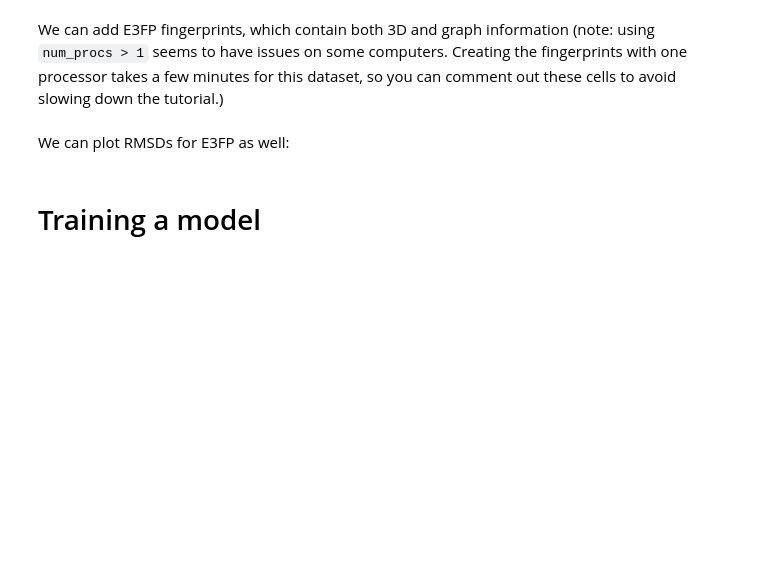
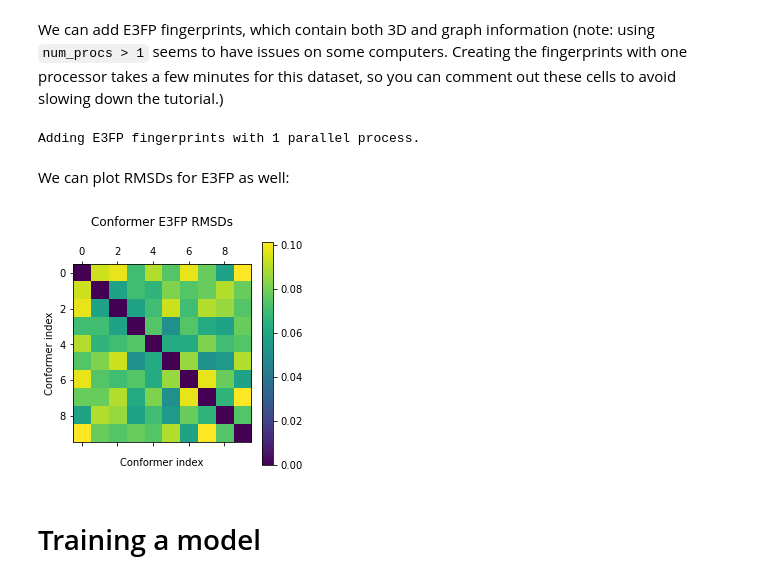
Before and after one commit to learningmatter-mit/NeuralForceField, a Jupyter notebook: tutorials/06_cp3d.ipynb, the cells around one changed output. Saved outputs shown, nothing was run; the diff lists cells and outputs as text; code cells hidden in the pictures; blank space fills up the shorter version.

```diff
--- a/tutorials/06_cp3d.ipynb
+++ b/tutorials/06_cp3d.ipynb
@@ -394,21 +394,25 @@ plt.show()
 # %% [markdown]
 We can add E3FP fingerprints, which contain both 3D and graph information (note: using `num_procs > 1` seems to have issues on some computers. Creating the fingerprints with one processor takes a few minutes for this dataset, so you can comment out these cells to avoid slowing down the tutorial.)
 # %%
-# train_0.add_e3fp(256, num_procs=1)
+train_0.add_e3fp(256, num_procs=1)
+# %% [output]
+Adding E3FP fingerprints with 1 parallel process.
 # %% [markdown]
 We can plot RMSDs for E3FP as well:
 # %%
-# e3fp = train_0.props['e3fp'][4]
-# e3fp_rmsds = ((e3fp.expand(num_fps, num_fps, -1)
-#               - e3fp.expand(num_fps, num_fps, -1).transpose(0, 1)) ** 2).mean(-1)
+e3fp = train_0.props['e3fp'][4]
+e3fp_rmsds = ((e3fp.expand(num_fps, num_fps, -1)
+              - e3fp.expand(num_fps, num_fps, -1).transpose(0, 1)) ** 2).mean(-1)
 
 
-# plt.matshow(e3fp_rmsds)
-# plt.colorbar()
-# plt.xlabel("\nConformer index")
-# plt.ylabel("Conformer index")
-# plt.title("Conformer E3FP RMSDs\n")
-# plt.show()
+plt.matshow(e3fp_rmsds)
+plt.colorbar()
+plt.xlabel("\nConformer index")
+plt.ylabel("Conformer index")
+plt.title("Conformer E3FP RMSDs\n")
+plt.show()
+# %% [output]
+[figure, added]
 # %% [markdown]
 # Training a model
 # %% [markdown]
```
Also changed, not shown: 1 other file.
